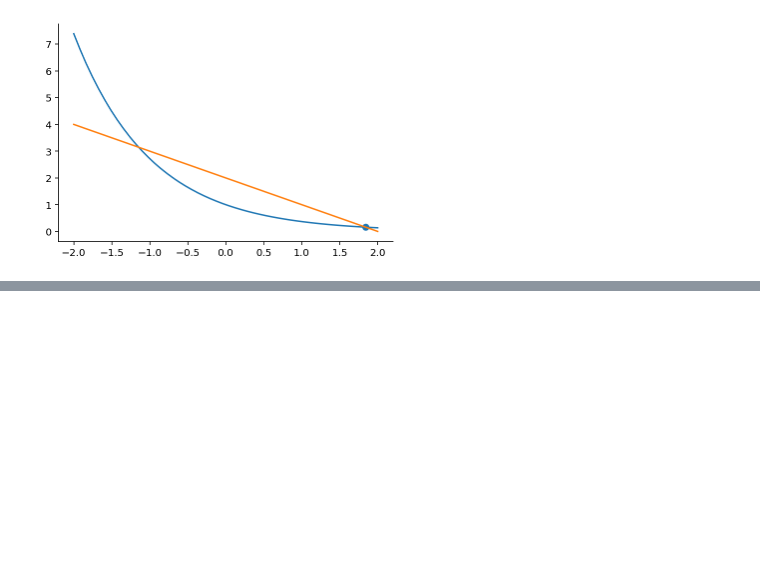
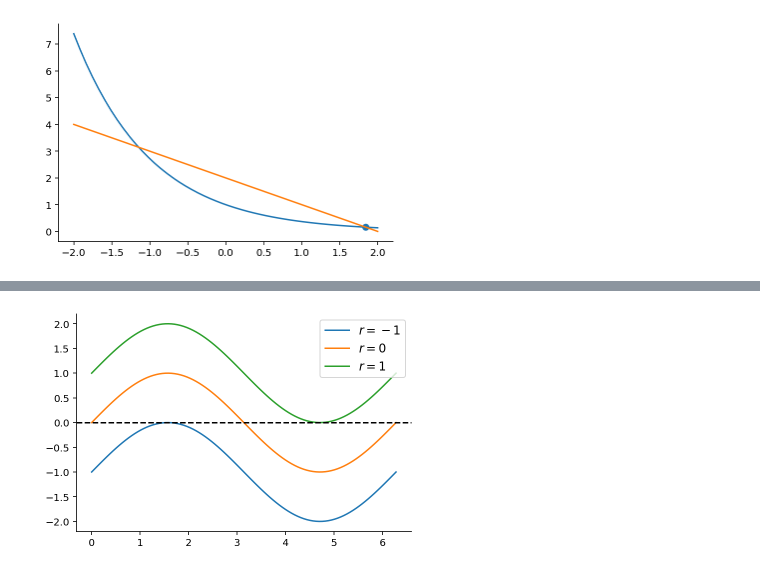
Before and after one commit to gerdm/QMUL, a Jupyter notebook: MTH744P-dynamical-systems/l03-bifurcations-r.ipynb, the cells around one changed output, grey strips where cells are left out. Saved outputs shown, nothing was run; the diff lists cells and outputs as text; code cells hidden in the pictures; blank space fills up the shorter version.

```diff
--- a/MTH744P-dynamical-systems/l03-bifurcations-r.ipynb
+++ b/MTH744P-dynamical-systems/l03-bifurcations-r.ipynb
@@ -125,0 +148,12 @@ plt.scatter(x, y)
+# %%
+xrange = np.linspace(0, 2 * np.pi, 100)
+
+r_values = np.array([-1, 0, 1])
+def f(x, r):
+    return np.sin(x)[:, None] + r[None, :]
+
+l = plt.plot(xrange, f(xrange, r_values))
+plt.axhline(y=0, c="black", linestyle="--")
+plt.legend(l, [f"$r={r}$" for r in r_values], fontsize=12);
+# %% [output]
+[figure, added]
```
Also changed, not shown: parts of 4 cells of this notebook.
